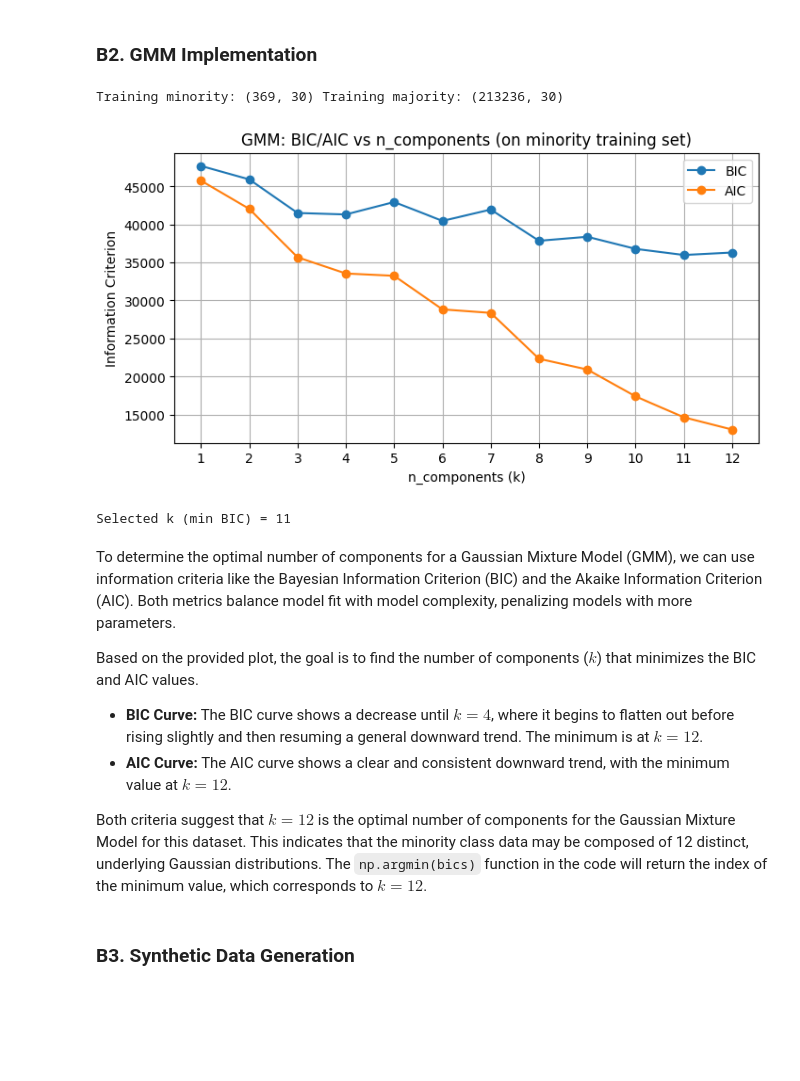
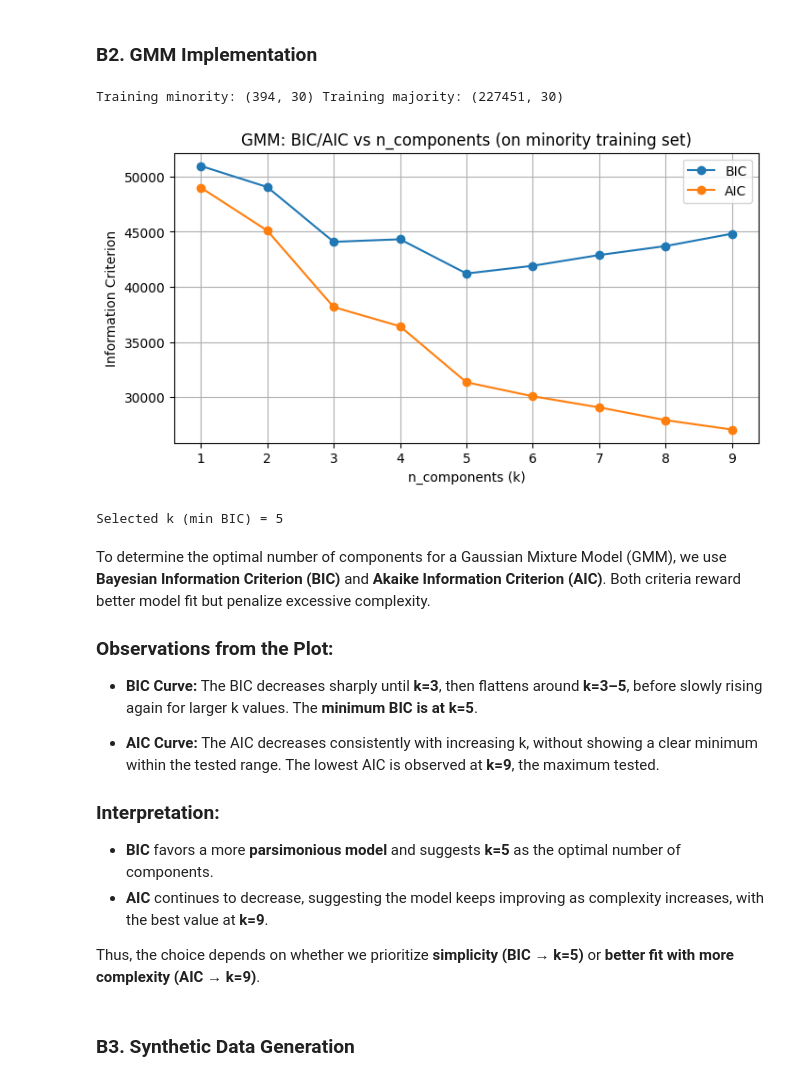
Before and after one commit to harshit-8118/assignment-4-harshit-8118, a Jupyter notebook: da25s003_A4.ipynb, the cells around one changed output. Cells and saved outputs as stored; diff of their text form; code cells hidden in the pictures; blank space fills up the shorter version.

```diff
--- a/da25s003_A4.ipynb
+++ b/da25s003_A4.ipynb
@@ -71,7 +71,7 @@ pd.set_option('display.max_columns', None)
 pd.set_option('display.max_rows', None)
 
 
-Random_State = 42
+Random_State = 43
 np.random.seed(Random_State)
 # %% [markdown]
 ## Part A: Data Exploration and Baseline Model
@@ -150,7 +150,7 @@ Imbalance Ratio (majority / minority): 577.88
 X = df.drop(columns=['Class']).values
 y = df['Class'].values
 
-Xtrain, Xtest, ytrain, ytest = train_test_split(X, y, test_size=0.25, random_state=Random_State, stratify=y)
+Xtrain, Xtest, ytrain, ytest = train_test_split(X, y, test_size=0.2, random_state=42, stratify=y)
 
 def draw_bar_chart(ytrain=ytrain, ytest=ytest, title1="Train", title2="Test", title="Train and Test Class Distribution"):
     plt.figure(figsize=(10, 6))
@@ -181,7 +181,7 @@ draw_bar_chart(ytrain, ytest)
 
 baseline = Pipeline([
     ('scaler', StandardScaler(with_mean=False)), # features are PCA transformed; keep safe for sparse-like
-    ('classifier', LogisticRegression(solver='liblinear', random_state=Random_State))])
+    ('classifier', LogisticRegression(solver='liblinear', random_state=42))])
 
 
 baseline.fit(Xtrain, ytrain);
@@ -323,44 +344,53 @@ X_min = Xtrain[ytrain==1]
 X_maj = Xtrain[ytrain==0]
 print('Training minority:', X_min.shape, 'Training majority:', X_maj.shape)
 # %% [output]
-Training minority: (369, 30) Training majority: (213236, 30)
+Training minority: (394, 30) Training majority: (227451, 30)
 # %%
 from sklearn.mixture import GaussianMixture
 
 # Select k for GMM using BIC and AIC (try 1..10)
-ks = list(range(1, 13))
+ks = list(range(1, 10))
 bics = []
 aics = []
 for k in ks:
     g = GaussianMixture(n_components=k, covariance_type='full', random_state=Random_State)
     g.fit(X_min)
     bics.append(g.bic(X_min))
     aics.append(g.aic(X_min))
 
 plt.figure(figsize=(8,4))
 plt.plot(ks, bics, marker='o', label='BIC')
 plt.plot(ks, aics, marker='o', label='AIC')
 plt.xlabel('n_components (k)')
 plt.xticks(ks)
 plt.ylabel('Information Criterion')
 plt.legend()
 plt.title('GMM: BIC/AIC vs n_components (on minority training set)')
 plt.show()
 
 best_k = ks[int(np.argmin(bics))]
 print('Selected k (min BIC) =', best_k)
 # %% [output]
-[figure, old version]
+[figure, new version]
-Selected k (min BIC) = 11
+Selected k (min BIC) = 5
 # %% [markdown]
-To determine the optimal number of components for a Gaussian Mixture Model (GMM), we can use information criteria like the Bayesian Information Criterion (BIC) and the Akaike Information Criterion (AIC). Both metrics balance model fit with model complexity, penalizing models with more parameters.
 
-Based on the provided plot, the goal is to find the number of components ($k$) that minimizes the BIC and AIC values.
+To determine the optimal number of components for a Gaussian Mixture Model (GMM), we use **Bayesian Information Criterion (BIC)** and **Akaike Information Criterion (AIC)**. Both criteria reward better model fit but penalize excessive complexity.
 
-* **BIC Curve:** The BIC curve shows a decrease until $k=4$, where it begins to flatten out before rising slightly and then resuming a general downward trend. The minimum is at **$k=12$**.
-* **AIC Curve:** The AIC curve shows a clear and consistent downward trend, with the minimum value at **$k=12$**.
+### Observations from the Plot:
 
-Both criteria suggest that **$k=12$** is the optimal number of components for the Gaussian Mixture Model for this dataset. This indicates that the minority class data may be composed of 12 distinct, underlying Gaussian distributions. The `np.argmin(bics)` function in the code will return the index of the minimum value, which corresponds to $k=12$.
+* **BIC Curve:**
+  The BIC decreases sharply until **k=3**, then flattens around **k=3–5**, before slowly rising again for larger k values. The **minimum BIC is at k=5**.
+
+* **AIC Curve:**
+  The AIC decreases consistently with increasing k, without showing a clear minimum within the tested range. The lowest AIC is observed at **k=9**, the maximum tested.
+
+### Interpretation:
+
+* **BIC** favors a more **parsimonious model** and suggests **k=5** as the optimal number of components.
+* **AIC** continues to decrease, suggesting the model keeps improving as complexity increases, with the best value at **k=9**.
+
+Thus, the choice depends on whether we prioritize **simplicity (BIC → k=5)** or **better fit with more complexity (AIC → k=9)**.
 # %% [markdown]
 ### B3. Synthetic Data Generation
 # %% [markdown]
```
Also changed, not shown: parts of 18 cells of this notebook, 6 other files.
